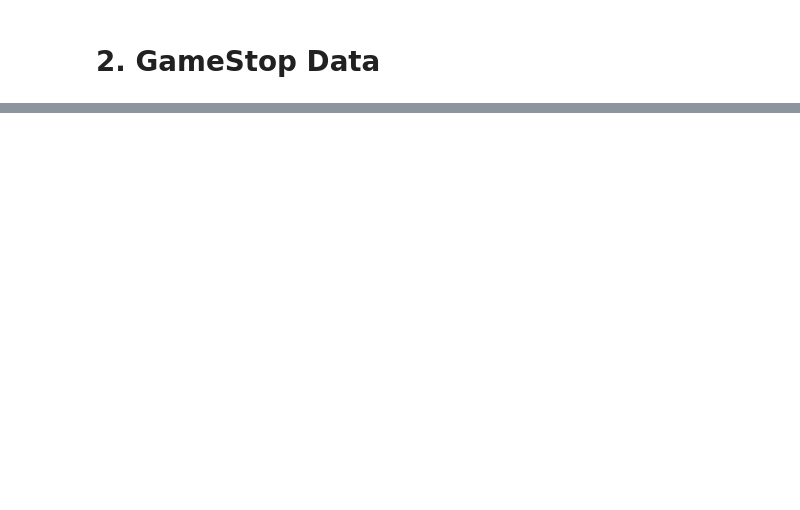
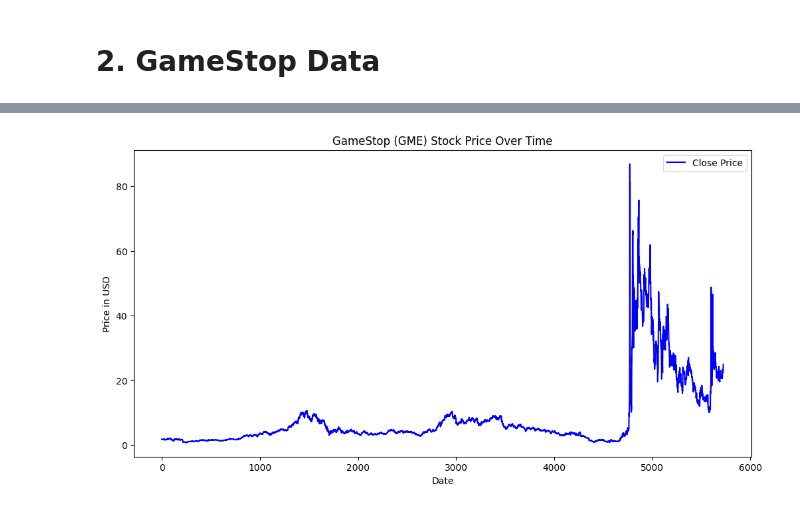
Before and after one commit to GRodJov/datascience, a Jupyter notebook: stock_analysis_web_scrapping.ipynb, the cells around one changed output, grey strips where cells are left out. Cells and saved outputs as stored; diff of their text form; code cells hidden in the pictures; blank space fills up the shorter version.

```diff
--- a/stock_analysis_web_scrapping.ipynb
+++ b/stock_analysis_web_scrapping.ipynb
@@ -194,3 +234,25 @@ fig.update_yaxes(title_text="Revenue", secondary_y=True)
 fig.show()
 # %% [markdown]
 # 2. GameStop Data
+# %%
+# Define the ticker symbol for Tesla
+gamestop_ticker = 'GME'
+
+# Download Tesla stock data
+gamestop_stock_data = yf.download(gamestop_ticker, start=start_date, end=end_date)
+
+# This also works for single-level columns, so it's a safe operation
+gamestop_stock_data.columns = [col[0] for col in gamestop_stock_data.columns]
+
+gamestop_stock_data.reset_index(inplace=True)  # Make 'Date' a column if it's currently the index
+gamestop_stock_data.set_index('Date', inplace=True)
+gamestop_stock_df = gamestop_stock_data
+gamestop_stock_df.index = gamestop_stock_df.index.astype(str)
+gamestop_stock_df.index = gamestop_stock_df.index.str[:10]
+
+
+gamestop_stock_df = pd.merge(dates_df, gamestop_stock_df, on='Date', how='left')
+gamestop_stock_df = gamestop_stock_df.ffill()
+gamestop_stock_df = gamestop_stock_df.fillna(0)
+
+gamestop_stock_df.head(6)
@@ -196,0 +268,21 @@ fig.show()
+# %%
+gamestop = yf.Ticker(gamestop_ticker)
+gamestop_stock_data = gamestop.history(period='max')
+
+# This also works for single-level columns, so it's a safe operation
+#tesla_stock_data.columns = [col[0] for col in tesla_stock_data.columns]
+
+gamestop_stock_data.reset_index(inplace=True)  # Make 'Date' a column if it's currently the index
+# tesla_stock_data.set_index('Date', inplace=True)
+gamestop_stock_data = gamestop_stock_data
+# tesla_stock_df.index = tesla_stock_df.index.astype(str)
+# tesla_stock_df.index = tesla_stock_df.index.str[:10]
+gamestop_stock_data['Date'] = gamestop_stock_data['Date'].astype(str)
+gamestop_stock_data['Date'] = gamestop_stock_data['Date'].str[:10]
+
+
+# tesla_stock_df = pd.merge(dates_df, tesla_stock_df, on='Date', how='left')
+# tesla_stock_df = tesla_stock_df.ffill()
+# tesla_stock_df = tesla_stock_df.fillna(0)
+
+gamestop_stock_data.head(5)
@@ -196,0 +296,4 @@ fig.show()
+# %%
+make_graph(gamestop_stock_data, title="GameStop (GME) Stock Price Over Time")
+# %% [output]
+[figure, added]
```
Also changed, not shown: parts of 17 cells of this notebook.
